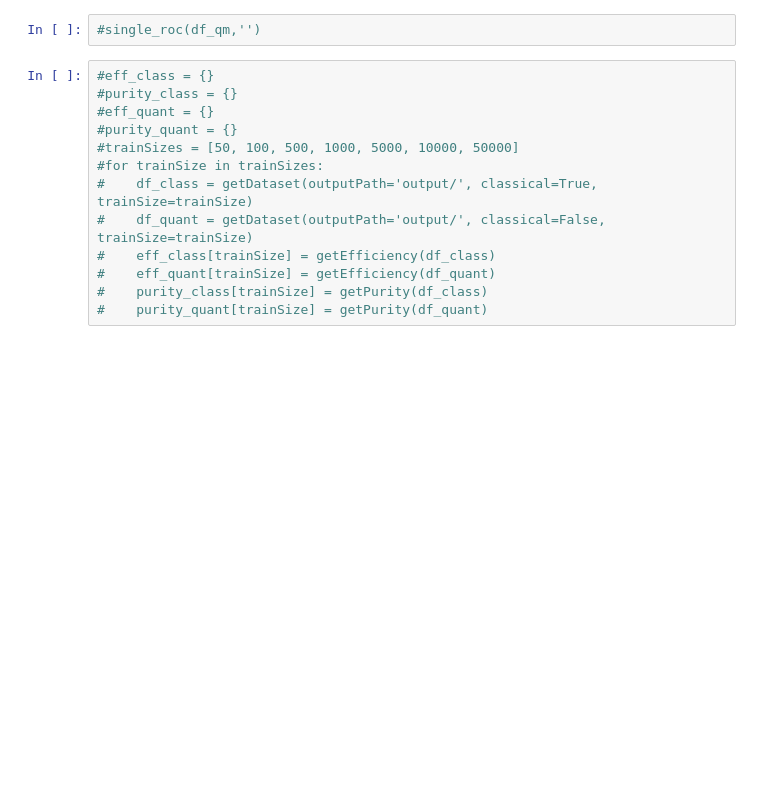
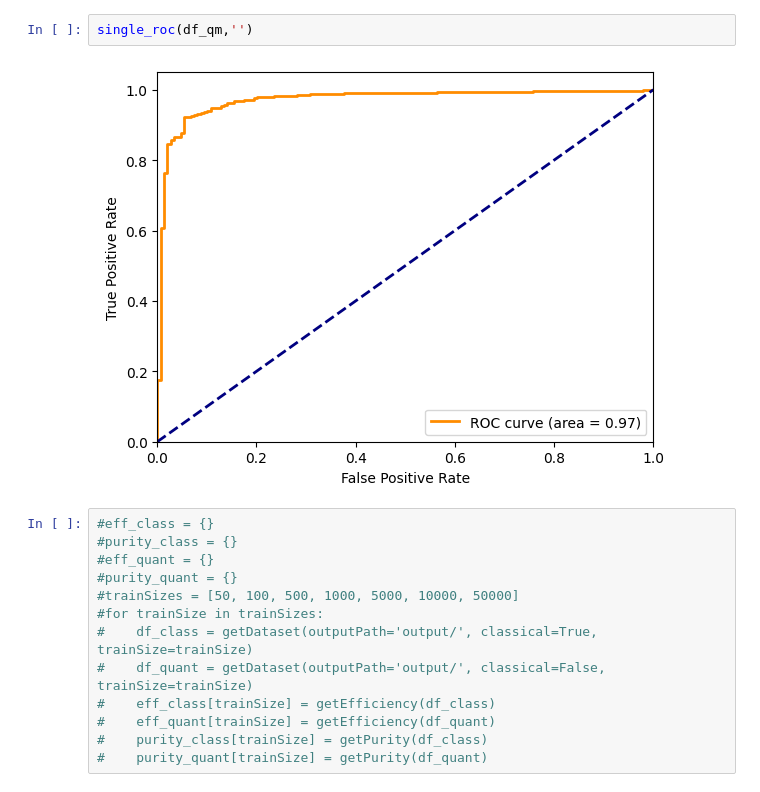
Before and after one commit to mhassans/galaxyMorphology, a Jupyter notebook: Plotting.ipynb, the cells around one changed output. Drawn from its saved outputs; the diff is of its cells as text; blank space fills up the shorter version.

```diff
--- a/Plotting.ipynb
+++ b/Plotting.ipynb
@@ -70,5 +39,7 @@ double_roc(df_cl, 'Classical', df_qm, 'Quantum')
 # %%
-#single_roc(df_qm,'')
+single_roc(df_qm,'')
+# %% [output]
+[figure, added]
 # %%
 #eff_class = {}
 #purity_class = {}
```
Also changed, not shown: parts of 17 cells of this notebook, 1 other file.
